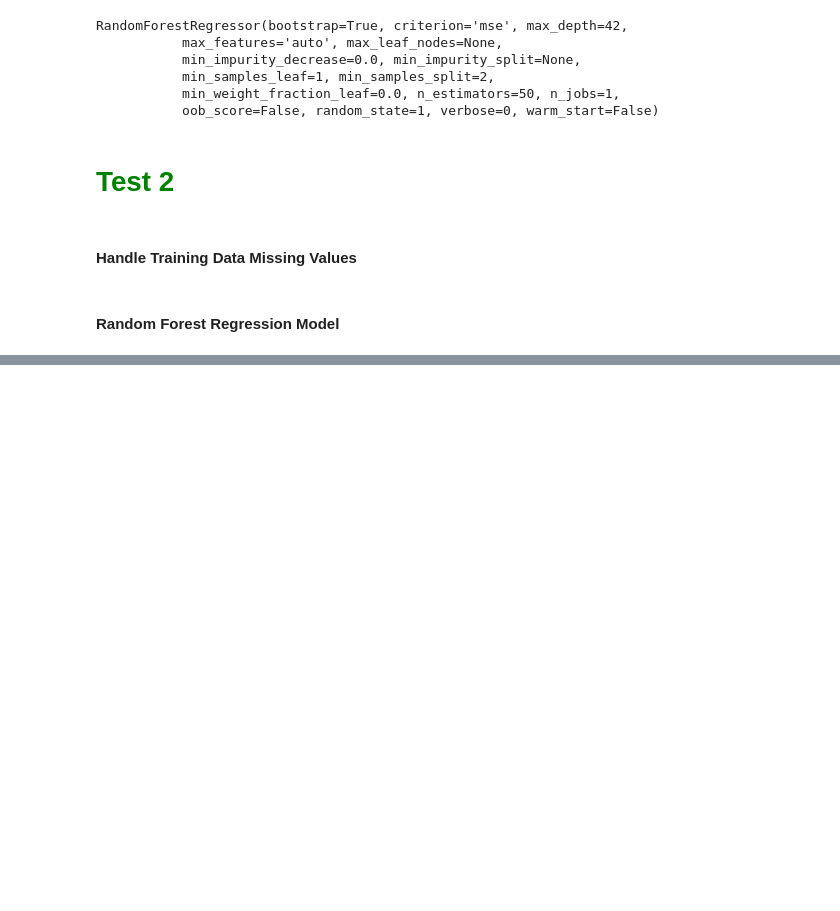
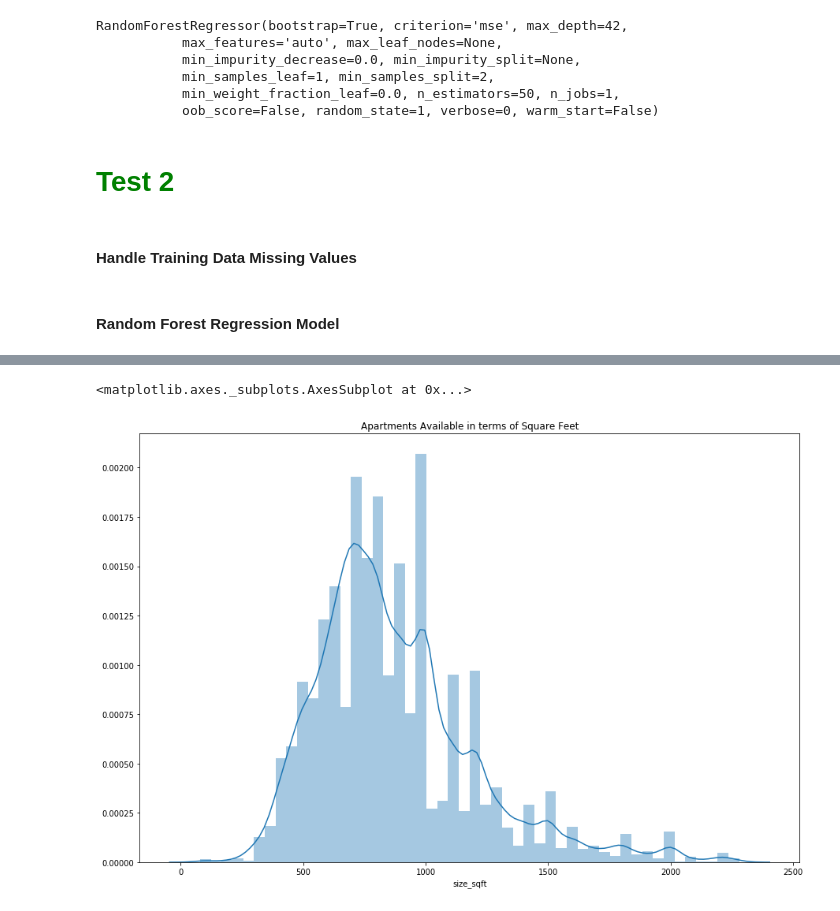
Before and after one commit to psagun/Rent-Predictor, a Jupyter notebook: Project_Rentflix.ipynb, the cells around one changed output, grey strips where cells are left out. Saved outputs shown, nothing was run; the diff lists cells and outputs as text; code cells hidden in the pictures; blank space fills up the shorter version.

```diff
--- a/Project_Rentflix.ipynb
+++ b/Project_Rentflix.ipynb
@@ -154,0 +186,8 @@ master_df.drop('z', axis=1, inplace=True)
+# %%
+plt.figure(figsize=(15,10))
+plt.tight_layout()
+plt.title('Apartments Available in terms of Square Feet')
+seabornInstance.distplot(master_df['size_sqft'])
+# %% [output]
+<matplotlib.axes._subplots.AxesSubplot at 0x...>
+[figure, added]
```
Also changed, not shown: parts of 26 cells of this notebook.
